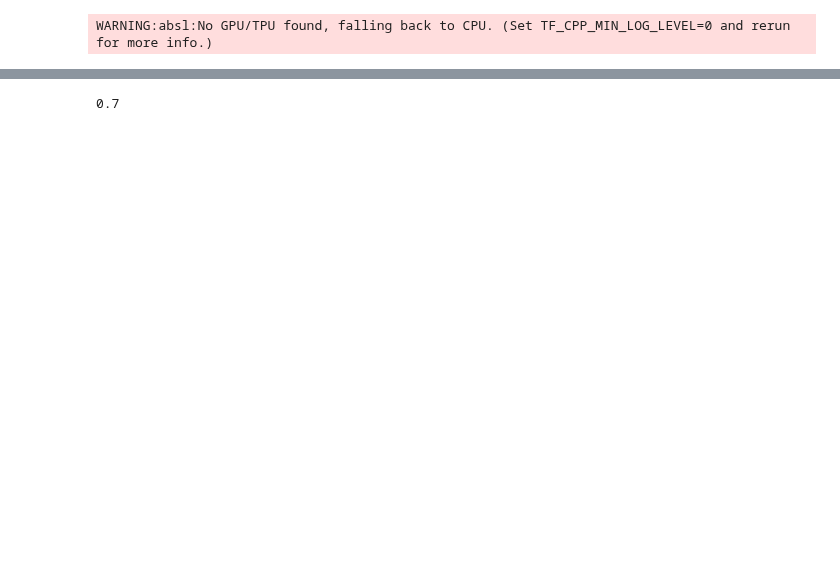
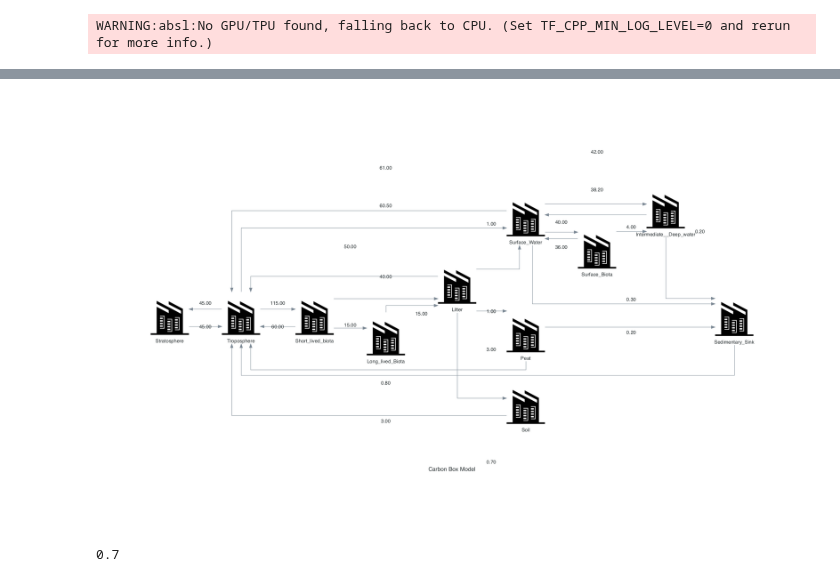
Before and after one commit to SharmaLlama/ticktack, a Jupyter notebook: notebooks/diagrams.ipynb, the cells around one changed output, grey strips where cells are left out. Saved outputs shown, nothing was run; the diff lists cells and outputs as text; code cells hidden in the pictures; blank space fills up the shorter version.

Commit message:
diagram minimal example

```diff
--- a/notebooks/diagrams.ipynb
+++ b/notebooks/diagrams.ipynb
@@ -20,5 +20,6 @@ with Diagram("Carbon Box Model") as diag:
         exec('%s = Datacenter(name)' % name)
     for edge in cbm.get_edges_objects():
         e1, e2 = (edge.get_source()._name), (edge.get_destination()._name)
-        exec('%s >> Edge(label=%s) >> %s'  % (fix(e1), str(edge.get_flux()), fix(e2)))
+        exec('%s >> Edge(label="%.2f") >> %s'  % (fix(e1), (edge.get_flux()), fix(e2)))
+diag
 # %% [output]
@@ -26,3 +29,4 @@ TypeError: expected string or bytes-like object
+[figure, added]
 # %%
 edge.get_flux()
 # %% [output]
```
Also changed, not shown: parts of 1 cell of this notebook.
